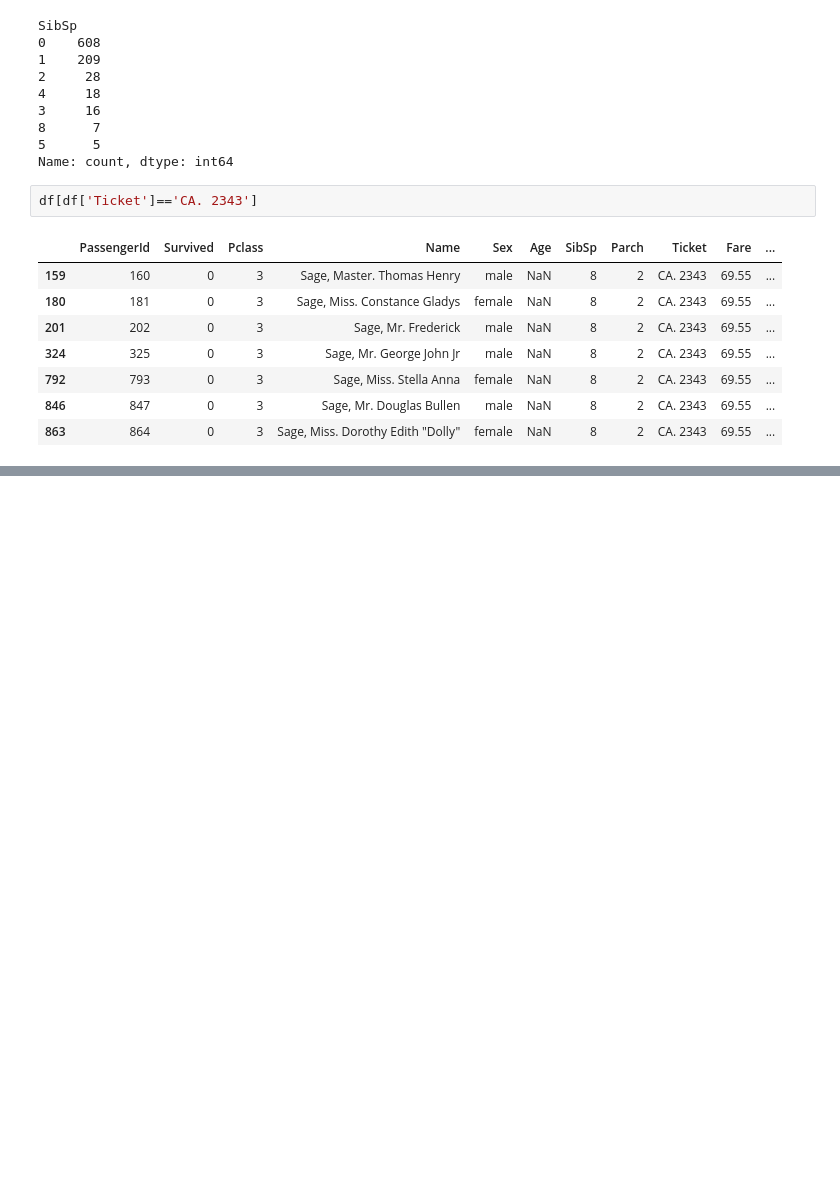
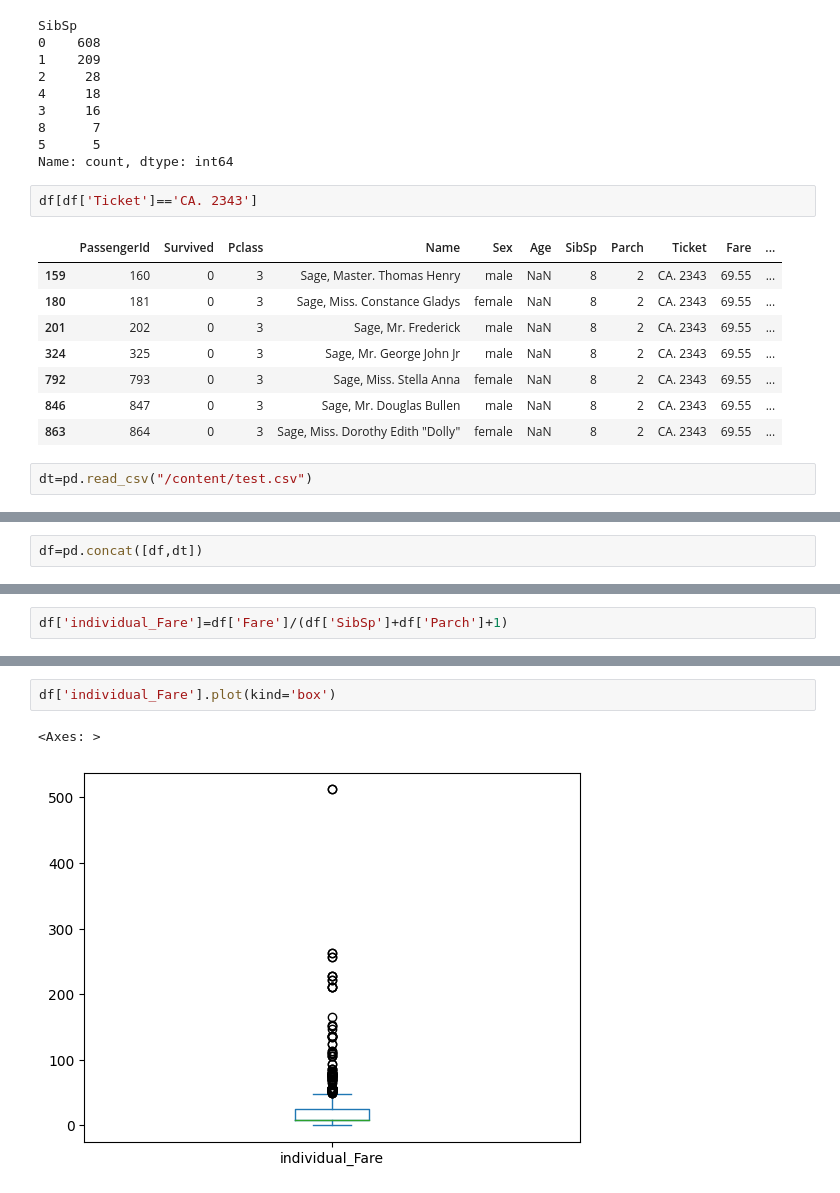
Before and after one commit to pranjalthakur25/Machine-Learning, a Jupyter notebook: EDA_titanicDataset.ipynb, the cells around one changed output, grey strips where cells are left out. Drawn from its saved outputs; the diff is of its cells as text; blank space fills up the shorter version.

```diff
--- a/EDA_titanicDataset.ipynb
+++ b/EDA_titanicDataset.ipynb
@@ -270,3 +270,5 @@ df[df['Ticket']=='CA. 2343']
 | 792 | 793 | 0 | 3 | Sage, Miss. Stella Anna | female | NaN | 8 | 2 | CA. 2343 | 69.55 | ... |
 | 846 | 847 | 0 | 3 | Sage, Mr. Douglas Bullen | male | NaN | 8 | 2 | CA. 2343 | 69.55 | ... |
 | 863 | 864 | 0 | 3 | Sage, Miss. Dorothy Edith "Dolly" | female | NaN | 8 | 2 | CA. 2343 | 69.55 | ... |
+# %%
+dt=pd.read_csv("/content/test.csv")
@@ -272,0 +291,2 @@ df[df['Ticket']=='CA. 2343']
+# %%
+df=pd.concat([df,dt])
@@ -272,0 +308,2 @@ df[df['Ticket']=='CA. 2343']
+# %%
+df['individual_Fare']=df['Fare']/(df['SibSp']+df['Parch']+1)
@@ -272,0 +325,5 @@ df[df['Ticket']=='CA. 2343']
+# %%
+df['individual_Fare'].plot(kind='box')
+# %% [output]
+<Axes: >
+[figure, added]
```
Also changed, not shown: parts of 10 cells of this notebook.
